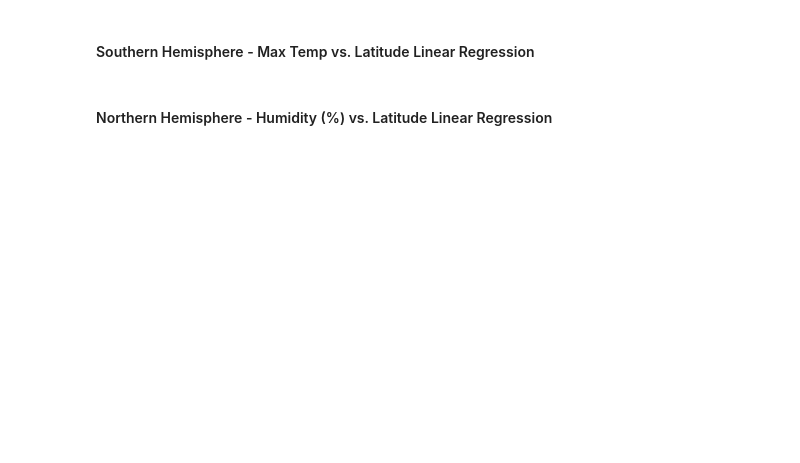
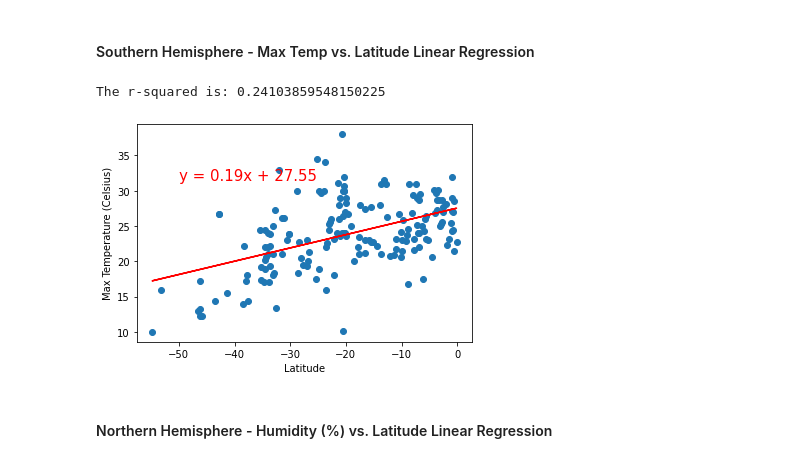
Before and after one commit to georgiafbi/python-api-challenge, a Jupyter notebook: WeatherPy.ipynb, the cells around one changed output. Saved outputs shown, nothing was run; the diff lists cells and outputs as text; code cells hidden in the pictures; blank space fills up the shorter version.

```diff
--- a/WeatherPy.ipynb
+++ b/WeatherPy.ipynb
@@ -204,0 +223,4 @@ plt.show()
+# %%
+south_df = clean_city_data.loc[clean_city_data.Latitude<0].reset_index()
+s_lat=south_df.Latitude
+south_df
@@ -207,4 +258,19 @@ plt.show()
 # %% [markdown]
 ####  Southern Hemisphere - Max Temp vs. Latitude Linear Regression
+# %%
+s_max_temp=south_df["Max Temperature (Celsius)"]
+(slope_st, intercept_st, rvalue_st, pvalue_st, stderr_st) = linregress(s_lat, s_max_temp)
+regress_values_st = s_lat * slope_st + intercept_st
+line_eq_st = "y = " + str(round(slope_st,2)) + "x + " + str(round(intercept_st,2))
+axst=plt.scatter(s_lat,s_max_temp)
+plt.plot(s_lat,regress_values_st,"r-")
+plt.annotate(line_eq_st,(-50,31.5),fontsize=15,color="red")
+plt.ylabel("Max Temperature (Celsius)")
+plt.xlabel('Latitude')
+print(f"The r-squared is: {rvalue_st**2}")
+plt.show()
+# %% [output]
+The r-squared is: 0.24103859548150225
+[figure, added]
 # %% [markdown]
 ####  Northern Hemisphere - Humidity (%) vs. Latitude Linear Regression
```
Also changed, not shown: parts of 17 cells of this notebook, 6 other files.
